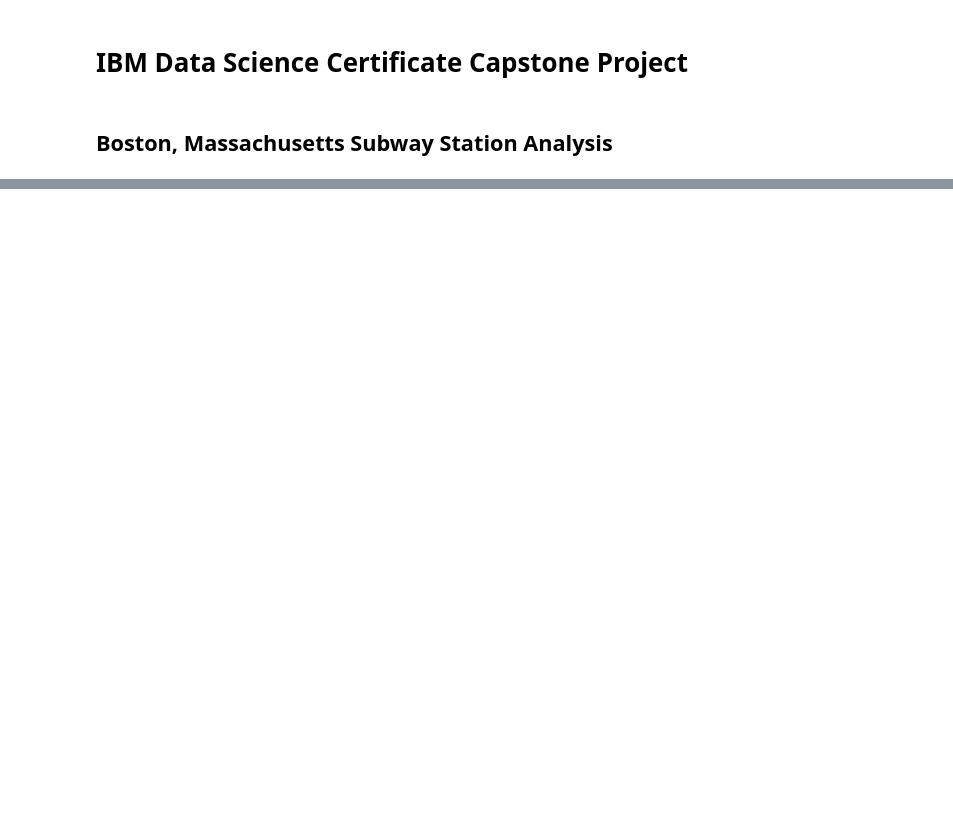
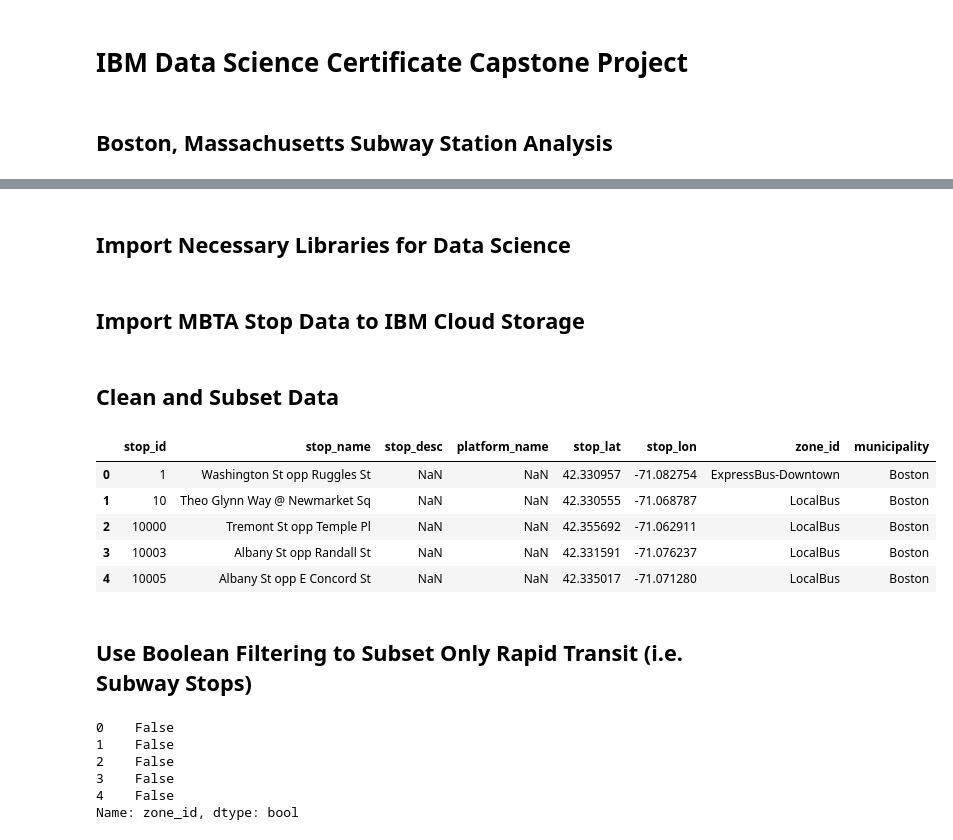
Before and after one commit to jlieberman92/Coursera_Capstone, a Jupyter notebook: Boston Transit Neighborhoods.ipynb, the cells around one changed output, grey strips where cells are left out. Drawn from its saved outputs; the diff is of its cells as text; code cells hidden in the pictures; blank space fills up the shorter version.

```diff
--- a/Boston Transit Neighborhoods.ipynb
+++ b/Boston Transit Neighborhoods.ipynb
@@ -18,0 +5,2 @@ If possible, we will also attempt to cluster the stations based on those that ha
+# %% [markdown]
+## Import Necessary Libraries for Data Science
@@ -18,0 +20,2 @@ If possible, we will also attempt to cluster the stations based on those that ha
+# %% [markdown]
+## Import MBTA Stop Data to IBM Cloud Storage
@@ -18,0 +24,25 @@ If possible, we will also attempt to cluster the stations based on those that ha
+# %% [markdown]
+## Clean and Subset Data
+# %%
+drop_columns = ['stop_code', 'stop_url', 'parent_station', 'wheelchair_boarding', 'level_id', 'platform_code', 'vehicle_type', 'location_type', 'on_street', 'at_street', 'stop_address']
+mbta_stops = df_data_1.drop(drop_columns, axis=1)
+mbta_stops.head()
+# %% [output]
+|  | stop_id | stop_name | stop_desc | platform_name | stop_lat | stop_lon | zone_id | municipality |
+| 0 | 1 | Washington St opp Ruggles St | NaN | NaN | 42.330957 | -71.082754 | ExpressBus-Downtown | Boston |
+| 1 | 10 | Theo Glynn Way @ Newmarket Sq | NaN | NaN | 42.330555 | -71.068787 | LocalBus | Boston |
+| 2 | 10000 | Tremont St opp Temple Pl | NaN | NaN | 42.355692 | -71.062911 | LocalBus | Boston |
+| 3 | 10003 | Albany St opp Randall St | NaN | NaN | 42.331591 | -71.076237 | LocalBus | Boston |
+| 4 | 10005 | Albany St opp E Concord St | NaN | NaN | 42.335017 | -71.071280 | LocalBus | Boston |
+# %% [markdown]
+## Use Boolean Filtering to Subset Only Rapid Transit (i.e. Subway Stops)
+# %%
+subway_stops = (mbta_stops['zone_id'] == 'RapidTransit')
+subway_stops.head()
+# %% [output]
+0    False
+1    False
+2    False
+3    False
+4    False
+Name: zone_id, dtype: bool
```
Also changed, not shown: parts of 37 cells of this notebook.
